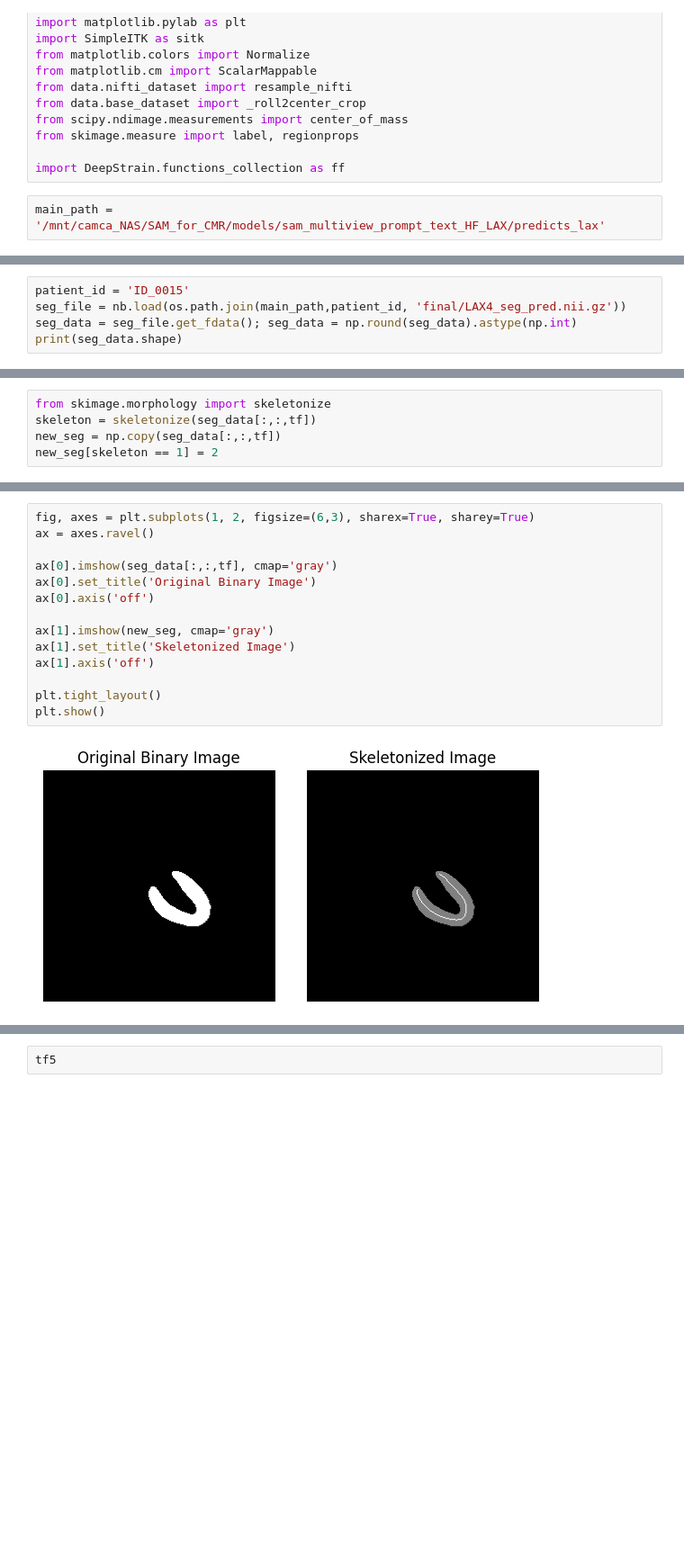
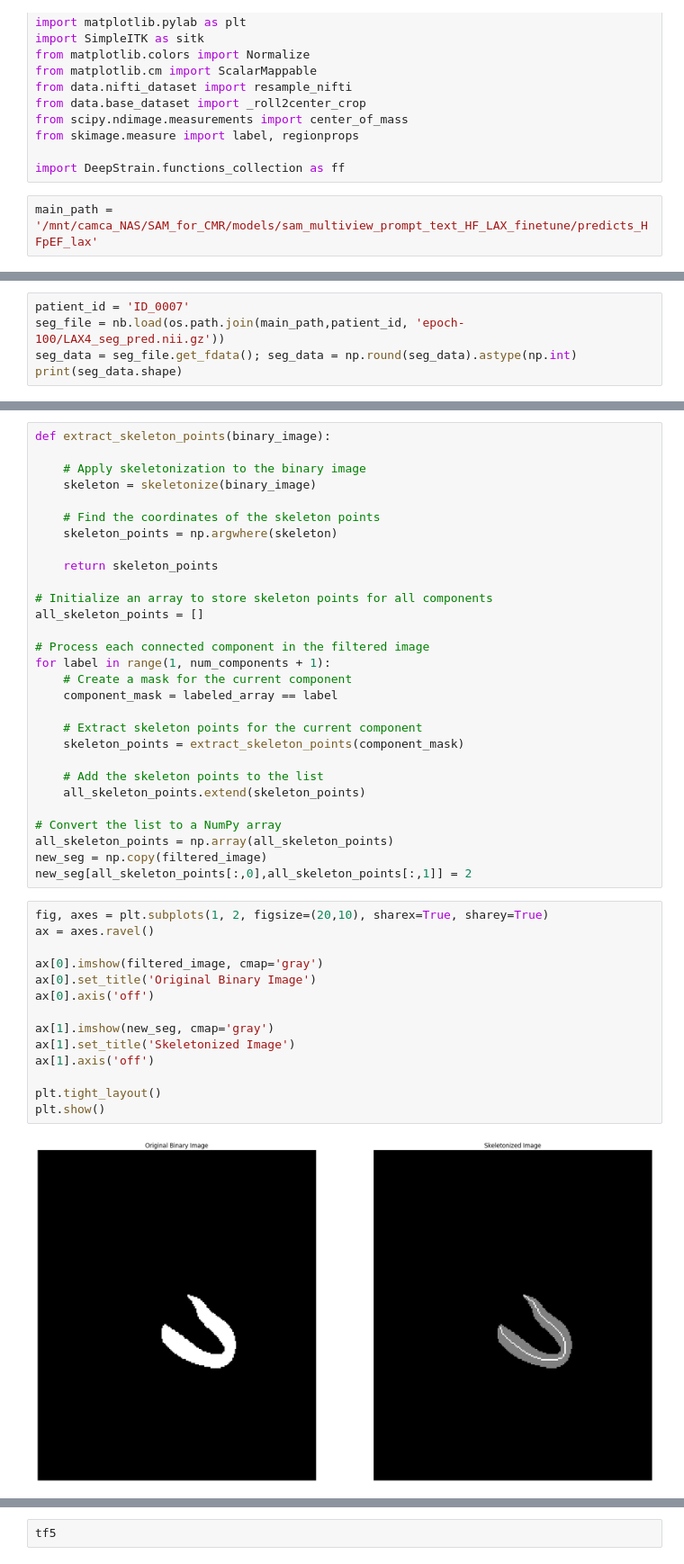
Before and after one commit to zhennongchen/DeepStrain, a Jupyter notebook: main_GLS.ipynb, the cells around one changed output, grey strips where cells are left out. Shown at 90% size. Drawn from its saved outputs; the diff is of its cells as text; blank space fills up the shorter version.

```diff
--- a/main_GLS.ipynb
+++ b/main_GLS.ipynb
@@ -16,4 +16,4 @@ from skimage.measure import label, regionprops
 
 import DeepStrain.functions_collection as ff
 # %%
-main_path = '/mnt/camca_NAS/SAM_for_CMR/models/sam_multiview_prompt_text_HF_LAX/predicts_lax'
+main_path = '/mnt/camca_NAS/SAM_for_CMR/models/sam_multiview_prompt_text_HF_LAX_finetune/predicts_HFpEF_lax'
@@ -20,6 +22,6 @@ main_path = '/mnt/camca_NAS/SAM_for_CMR/models/sam_multiview_prompt_text_HF_LAX/
 # %%
-patient_id = 'ID_0015'
-seg_file = nb.load(os.path.join(main_path,patient_id, 'final/LAX4_seg_pred.nii.gz'))
+patient_id = 'ID_0007'
+seg_file = nb.load(os.path.join(main_path,patient_id, 'epoch-100/LAX4_seg_pred.nii.gz'))
 seg_data = seg_file.get_fdata(); seg_data = np.round(seg_data).astype(np.int)
 print(seg_data.shape)
 # %% [output]
@@ -36,5 +38,0 @@ plt.show()
-# %%
-from skimage.morphology import skeletonize
-skeleton = skeletonize(seg_data[:,:,tf])
-new_seg = np.copy(seg_data[:,:,tf])
-new_seg[skeleton == 1] = 2
@@ -41,16 +102,45 @@ new_seg[skeleton == 1] = 2
+# %%
+def extract_skeleton_points(binary_image):
+
+    # Apply skeletonization to the binary image
+    skeleton = skeletonize(binary_image)
+
+    # Find the coordinates of the skeleton points
+    skeleton_points = np.argwhere(skeleton)
+
+    return skeleton_points
+
+# Initialize an array to store skeleton points for all components
+all_skeleton_points = []
+
+# Process each connected component in the filtered image
+for label in range(1, num_components + 1):
+    # Create a mask for the current component
+    component_mask = labeled_array == label
+
+    # Extract skeleton points for the current component
+    skeleton_points = extract_skeleton_points(component_mask)
+
+    # Add the skeleton points to the list
+    all_skeleton_points.extend(skeleton_points)
+
+# Convert the list to a NumPy array
+all_skeleton_points = np.array(all_skeleton_points)
+new_seg = np.copy(filtered_image)
+new_seg[all_skeleton_points[:,0],all_skeleton_points[:,1]] = 2
 # %%
-fig, axes = plt.subplots(1, 2, figsize=(6,3), sharex=True, sharey=True)
+fig, axes = plt.subplots(1, 2, figsize=(20,10), sharex=True, sharey=True)
 ax = axes.ravel()
 
-ax[0].imshow(seg_data[:,:,tf], cmap='gray')
+ax[0].imshow(filtered_image, cmap='gray')
 ax[0].set_title('Original Binary Image')
 ax[0].axis('off')
 
 ax[1].imshow(new_seg, cmap='gray')
 ax[1].set_title('Skeletonized Image')
 ax[1].axis('off')
 
 plt.tight_layout()
 plt.show()
 # %% [output]
-[figure, old version]
+[figure, new version]
```
Also changed, not shown: parts of 13 cells of this notebook.
